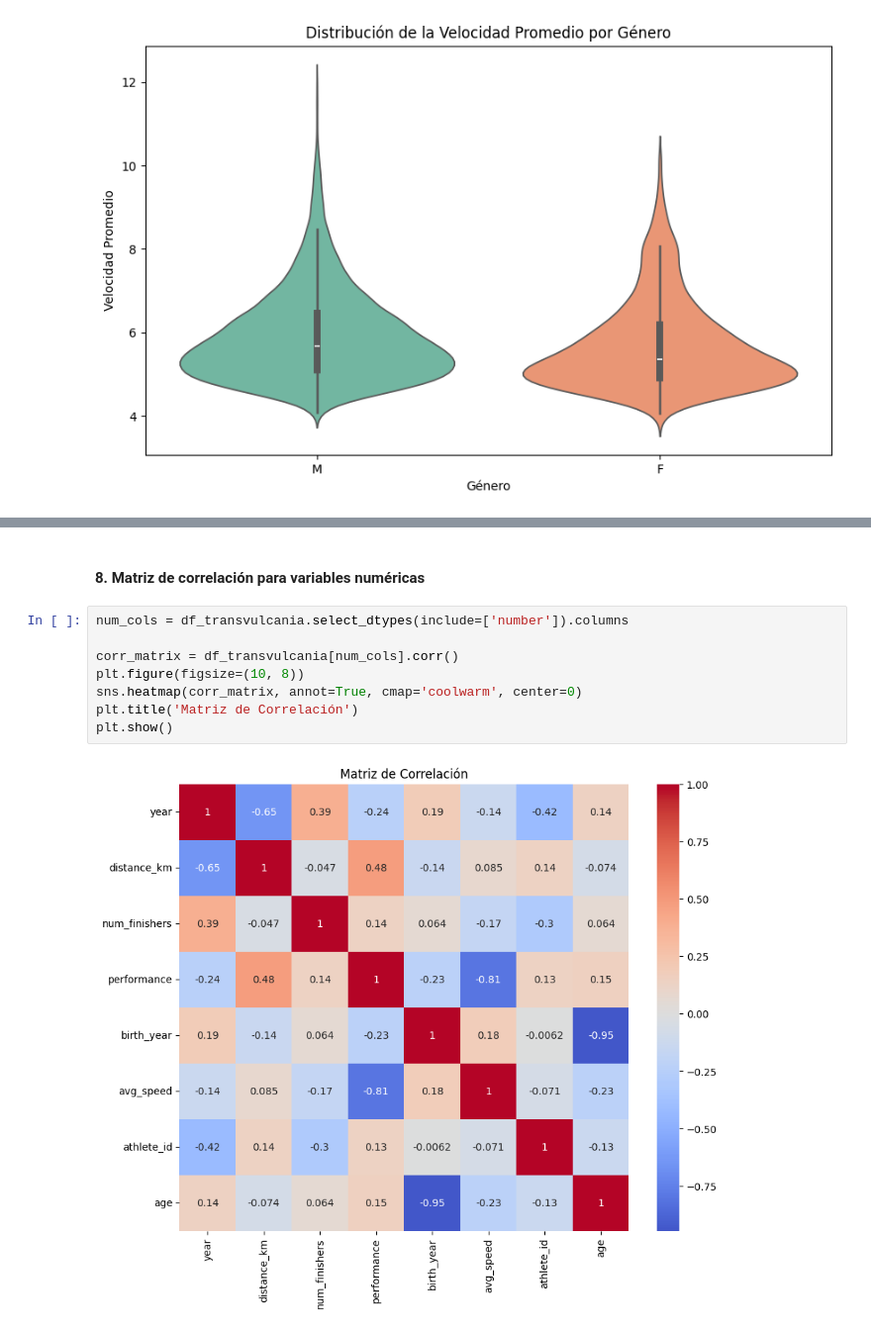
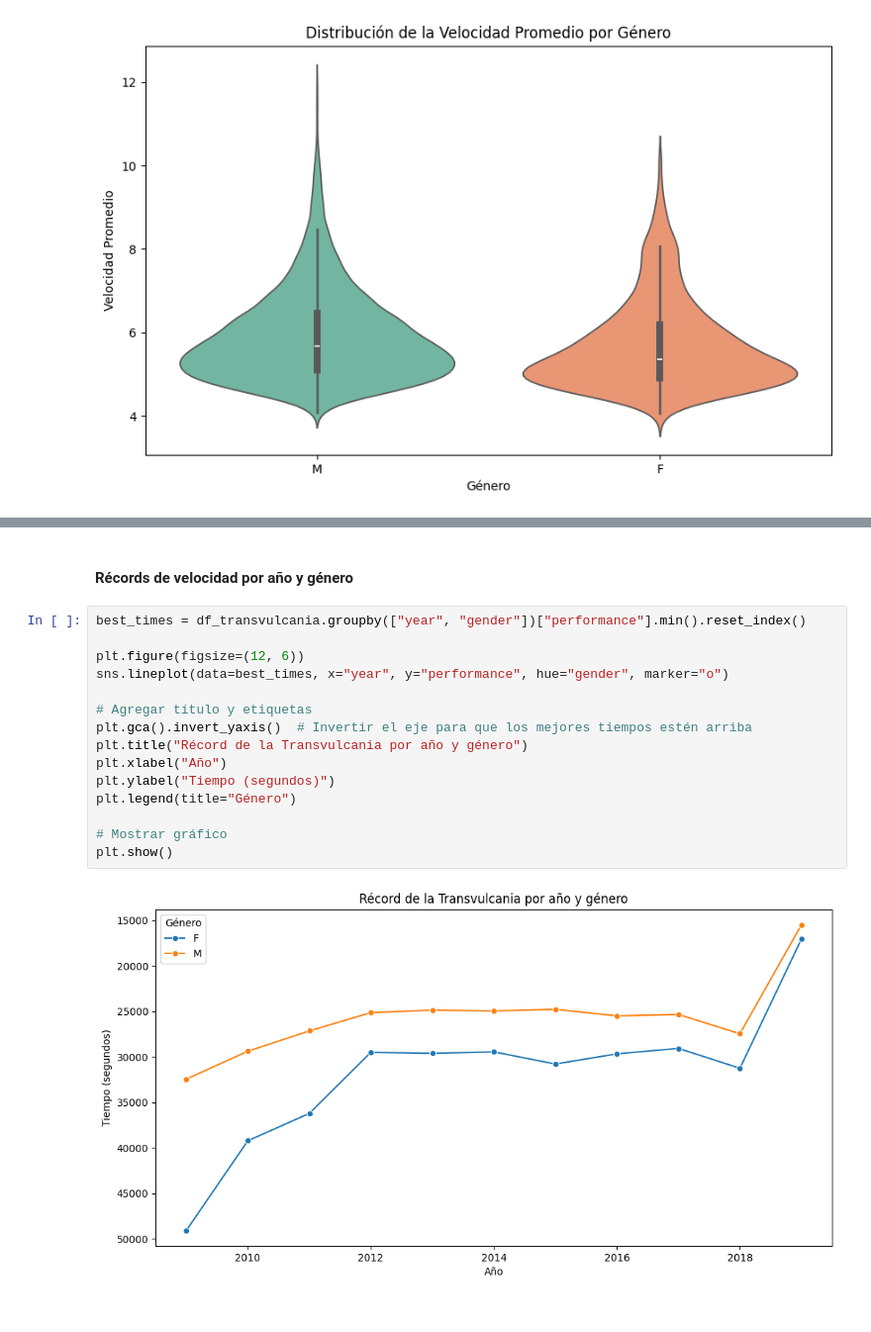
Before and after one commit to andalons/ultra-marathon-EDA, a Jupyter notebook: eda_ultra_marathon.ipynb, the cells around one changed output, grey strips where cells are left out. Shown at 99% size. Saved outputs shown, nothing was run; the diff lists cells and outputs as text.

```diff
--- a/eda_ultra_marathon.ipynb
+++ b/eda_ultra_marathon.ipynb
@@ -445,12 +486,19 @@ plt.show()
-# %% [markdown]
-#### 8. Matriz de correlación para variables numéricas
-# %%
-num_cols = df_transvulcania.select_dtypes(include=['number']).columns
-
-corr_matrix = df_transvulcania[num_cols].corr()
-plt.figure(figsize=(10, 8))
-sns.heatmap(corr_matrix, annot=True, cmap='coolwarm', center=0)
-plt.title('Matriz de Correlación')
-plt.show()
-# %% [output]
-[figure, removed]
+# %% [markdown]
+#### Récords de velocidad por año y género
+# %%
+best_times = df_transvulcania.groupby(["year", "gender"])["performance"].min().reset_index()
+
+plt.figure(figsize=(12, 6))
+sns.lineplot(data=best_times, x="year", y="performance", hue="gender", marker="o")
+
+# Agregar título y etiquetas
+plt.gca().invert_yaxis()  # Invertir el eje para que los mejores tiempos estén arriba
+plt.title("Récord de la Transvulcania por año y género")
+plt.xlabel("Año")
+plt.ylabel("Tiempo (segundos)")
+plt.legend(title="Género")
+
+# Mostrar gráfico
+plt.show()
+# %% [output]
+[figure, added]
```
Also changed, not shown: parts of 28 cells of this notebook, 1 other file.
